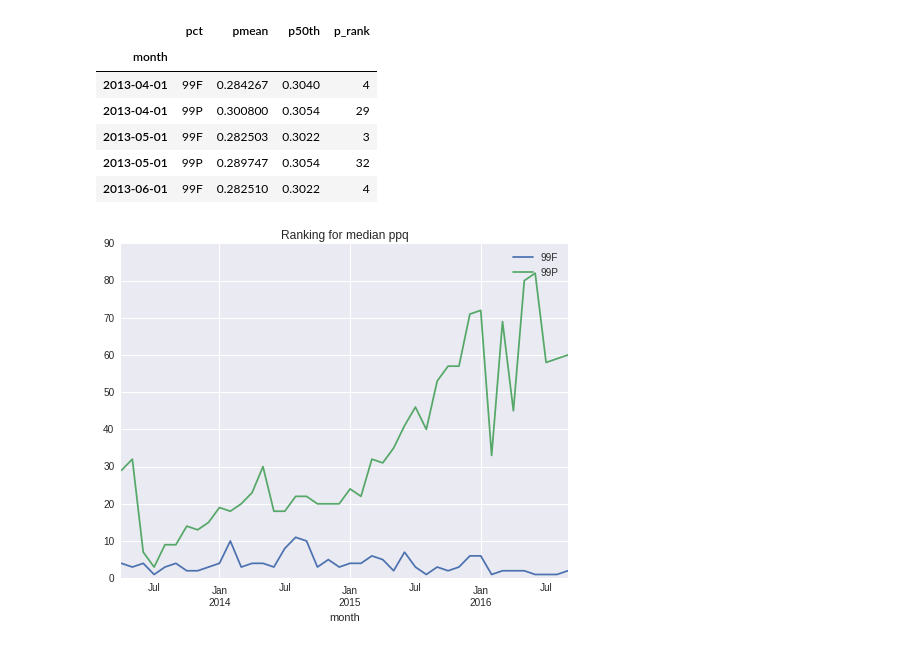
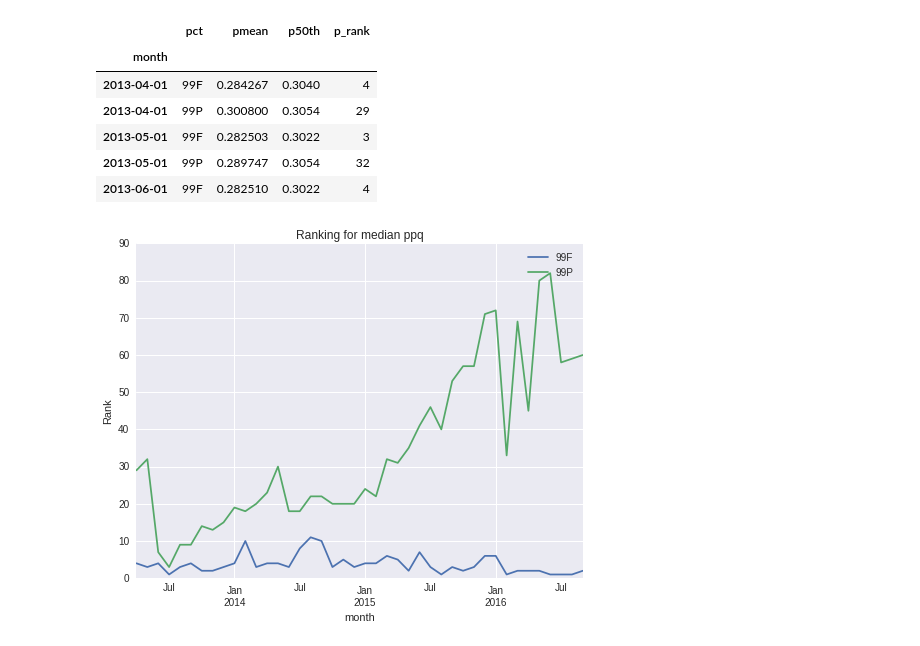
Before and after one commit to ebmdatalab/price-per-dose, a Jupyter notebook: Comparing performance of entities over time.ipynb, the cells around one changed output. Cells and saved outputs as stored; diff of their text form; code cells hidden in the pictures.

Commit message:
Add y-axis to rank plots

```diff
--- a/Comparing performance of entities over time.ipynb
+++ b/Comparing performance of entities over time.ipynb
@@ -74,13 +74,14 @@ interest.head()
 # %%
 
 fig, ax = plt.subplots(figsize=(8,6))
 for label, sdf in interest.groupby('pct'):
     sdf.p_rank.plot(ax=ax, label=label)
 plt.legend()
 plt.title("Ranking for median ppq")
+ax.set_ylabel("Rank")
 plt.show()
 
 
 #sns.tsplot(interest, time='month', value='p50th', condition='pct')
 # %% [output]
-[figure, old version]
+[figure, new version]
```
